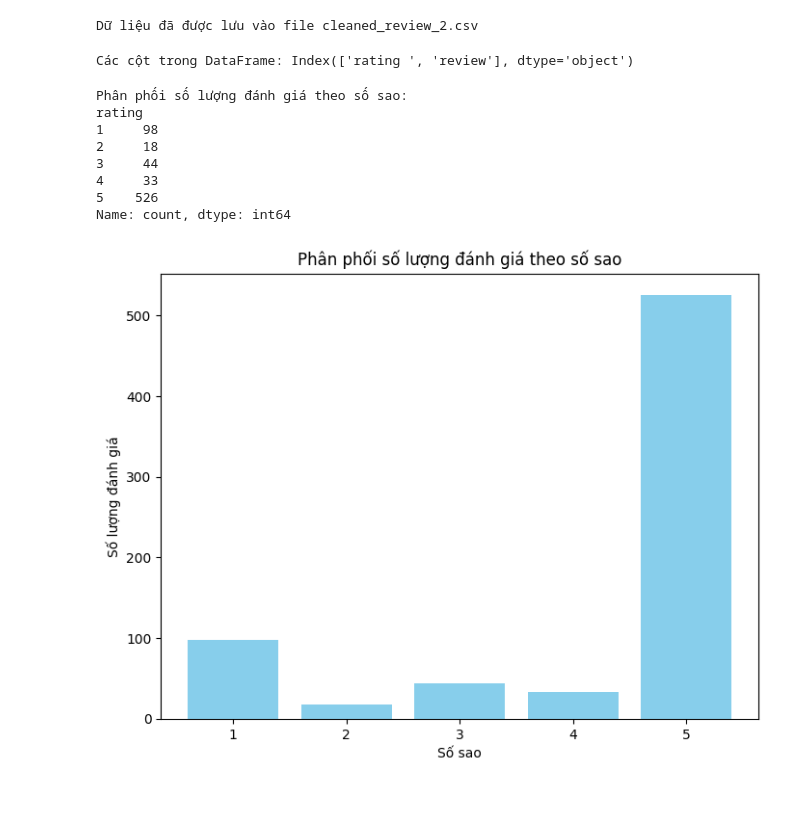
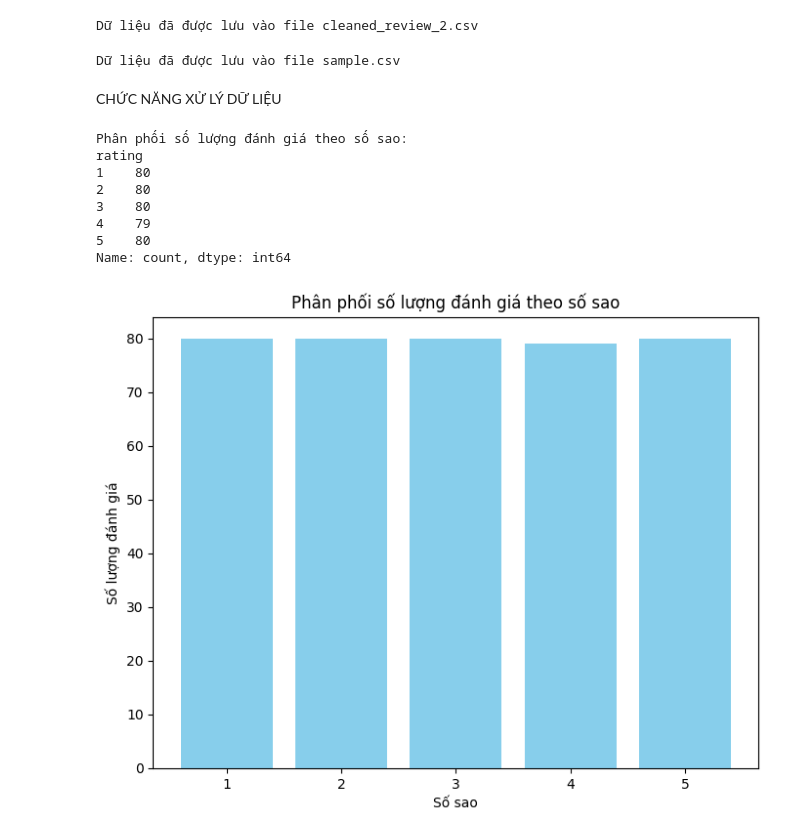
Before and after one commit to HEAVEN216/Project-DeepL, a Jupyter notebook: Preprocessing.ipynb, the cells around one changed output. Drawn from its saved outputs; the diff is of its cells as text; code cells hidden in the pictures; blank space fills up the shorter version.

Commit message:
update data

```diff
--- a/Preprocessing.ipynb
+++ b/Preprocessing.ipynb
@@ -56,12 +66,30 @@ filtered_data.to_csv('cleaned_review_2.csv', index=False)
 print(f'Dữ liệu đã được lưu vào file cleaned_review_2.csv')
 # %% [output]
 Dữ liệu đã được lưu vào file cleaned_review_2.csv
-# %%
-file_path = 'filtered_output.csv'
-df = pd.read_csv(file_path, encoding='utf-8')
-print("Các cột trong DataFrame:", df.columns)
-# %% [output]
-Các cột trong DataFrame: Index(['rating ', 'review'], dtype='object')
+# %%
+import pandas as pd
+
+# Đọc file CSV đã gộp
+data = pd.read_csv('merged_output.csv')
+
+# Lọc dữ liệu theo các điều kiện và lấy 80 mẫu ngẫu nhiên cho mỗi nhãn
+one_rating_reviews = data[data['rating'] == 1].sample(n=80, random_state=42)
+two_rating_reviews = data[data['rating'] == 2].sample(n=80, random_state=42)
+three_rating_reviews = data[data['rating'] == 3].sample(n=80, random_state=42)
+four_rating_reviews = data[data['rating'] == 4].sample(n=80, random_state=42)
+five_rating_reviews = data[data['rating'] == 5].sample(n=80, random_state=42)
+
+# Kết hợp tất cả các phần dữ liệu lại
+filtered_data = pd.concat([one_rating_reviews, two_rating_reviews, three_rating_reviews, four_rating_reviews, five_rating_reviews])
+
+# Lưu dữ liệu mới vào file CSV
+filtered_data.to_csv('sample.csv', index=False)
+
+print(f'Dữ liệu đã được lưu vào file sample.csv')
+# %% [output]
+Dữ liệu đã được lưu vào file sample.csv
+# %% [markdown]
+CHỨC NĂNG XỬ LÝ DỮ LIỆU
 # %%
 import re
 import pandas as pd
@@ -206,7 +234,7 @@ import pandas as pd
 import matplotlib.pyplot as plt
 
 # Đọc dữ liệu đã làm sạch
-file_path = 'cleaned_review_2.csv'
+file_path = 'cleaned_sample_no_abnormal.csv'
 df_cleaned = pd.read_csv(file_path)
 
 # Kiểm tra phân phối số sao
@@ -219,37 +247,37 @@ plt.figure(figsize=(8, 6))
 plt.bar(rating_distribution.index, rating_distribution.values, color='skyblue')
 plt.xlabel('Số sao')
 plt.ylabel('Số lượng đánh giá')
 plt.title('Phân phối số lượng đánh giá theo số sao')
 plt.show()
 
 # Từ điển từ tiêu cực để kiểm tra các đánh giá 5 sao có nội dung tiêu cực
 negative_words = ['tệ', 'không tốt', 'thất vọng', 'kém', 'xấu', 'chán', 'không đáng', 'lỗi', 'sai', 'đừng nên', 'không nên']
 
 # Hàm để kiểm tra xem có từ tiêu cực trong đánh giá không
 def contains_negative_word(text):
     if isinstance(text, str):
         return any(word in text for word in negative_words)
     return False
 
 # Lọc ra các đánh giá 5 sao có nội dung tiêu cực và đánh giá 1 sao có nội dung tích cực
 df_abnormal = df_cleaned[((df_cleaned['rating'] == 5) & df_cleaned['review'].apply(contains_negative_word)) |
                          ((df_cleaned['rating'] == 1) & ~df_cleaned['review'].apply(contains_negative_word))]
 
 
 # Xử lý các đánh giá bất thường (gán nhãn lại hoặc loại bỏ)
 # Ví dụ: Loại bỏ các đánh giá bất thường
 df_cleaned = df_cleaned.drop(df_abnormal.index)
 
 # Lưu dữ liệu sau khi loại bỏ các đánh giá bất thường
-output_file_path = 'cleaned_review_2_no_abnormal.csv'
+output_file_path = 'cleaned_sample.csv'
 df_cleaned.to_csv(output_file_path, encoding='utf-8', index=False)
 # %% [output]
 Phân phối số lượng đánh giá theo số sao:
 rating
-1     98
-2     18
-3     44
-4     33
-5    526
+1    80
+2    80
+3    80
+4    79
+5    80
 Name: count, dtype: int64
-[figure, old version]
+[figure, new version]
```
Also changed, not shown: parts of 5 cells of this notebook, 4 other files.
